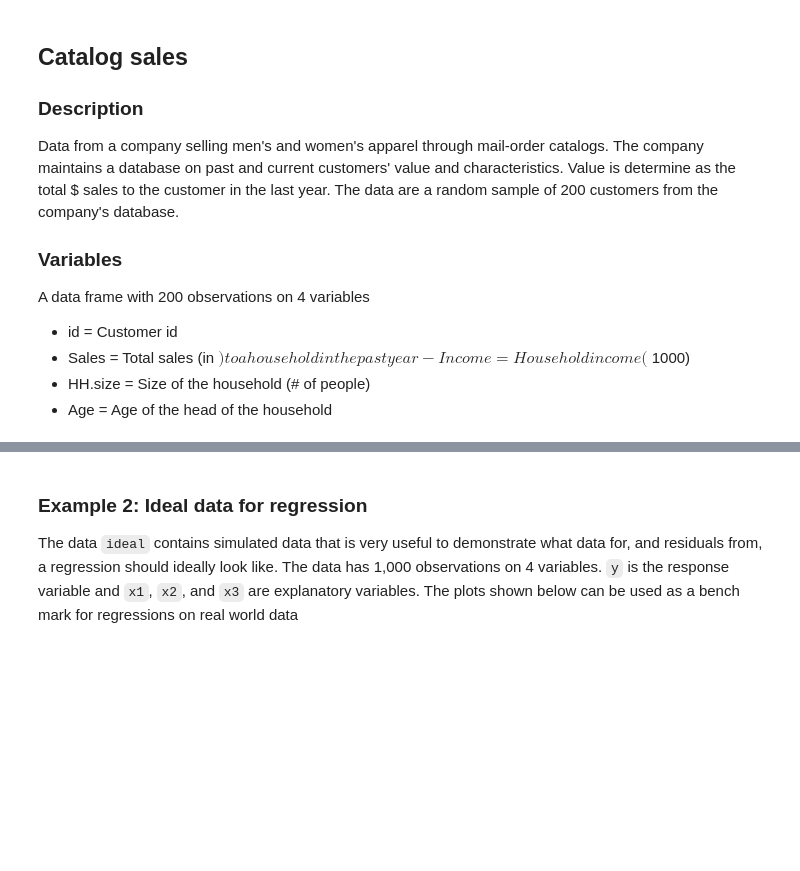
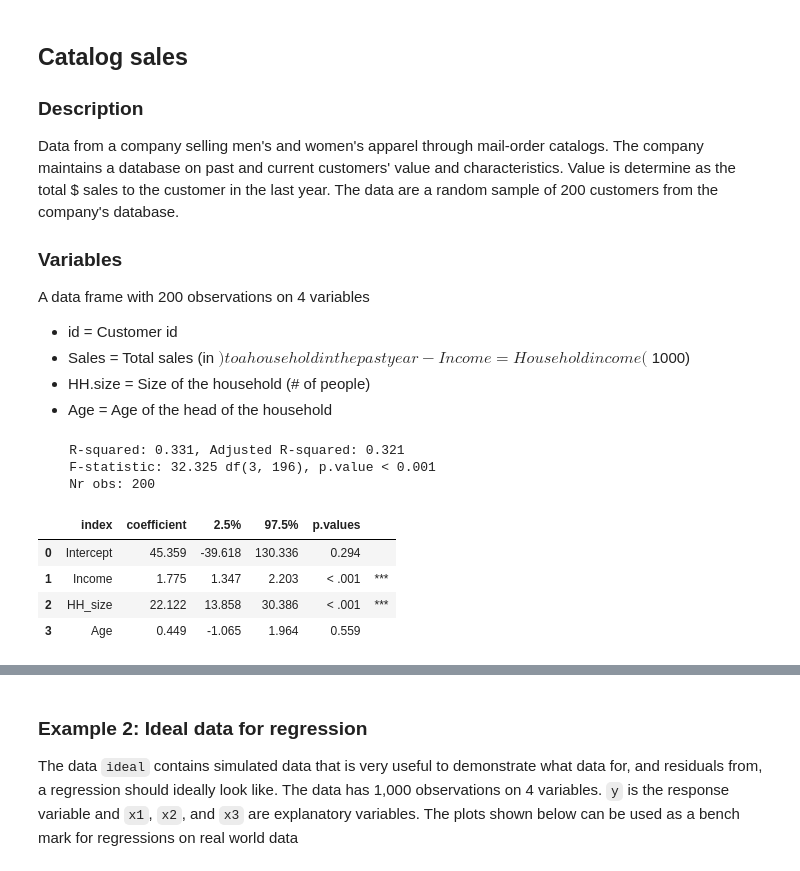
Before and after one commit to vnijs/pyrsm, a Jupyter notebook: examples/model-linear-regression-vn.ipynb, the cells around one changed output, grey strips where cells are left out. Saved outputs shown, nothing was run; the diff lists cells and outputs as text; code cells hidden in the pictures; blank space fills up the shorter version.

```diff
--- a/examples/model-linear-regression-vn.ipynb
+++ b/examples/model-linear-regression-vn.ipynb
@@ -41,6 +48,23 @@ A data frame with 200 observations on 4 variables
 # %%
 evars = ["Income", "HH_size", "Age"]
 rvar = "Sales"
+# %%
+reg = smf.ols(formula="Sales ~ Income + HH_size + Age", data=catalog).fit()
+# rsm.odir(reg)
+# %%
+rsm.model_fit(reg)
+# %% [output]
+    R-squared: 0.331, Adjusted R-squared: 0.321
+    F-statistic: 32.325 df(3, 196), p.value < 0.001
+    Nr obs: 200
+# %%
+rsm.coef_ci(reg)
+# %% [output]
+|  | index | coefficient | 2.5% | 97.5% | p.values |  |
+| 0 | Intercept | 45.359 | -39.618 | 130.336 | 0.294 |  |
+| 1 | Income | 1.775 | 1.347 | 2.203 | < .001 | *** |
+| 2 | HH_size | 22.122 | 13.858 | 30.386 | < .001 | *** |
+| 3 | Age | 0.449 | -1.065 | 1.964 | 0.559 |  |
 # %%
 fitted = rsm.regress(catalog, rvar=rvar, evars=evars, ssq=True)
 # %% [output]
```
Also changed, not shown: parts of 12 cells of this notebook, 6 other files.
